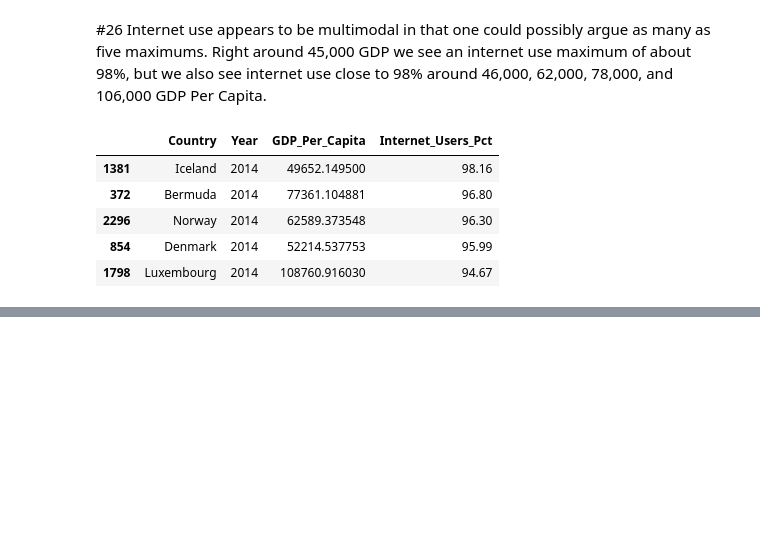
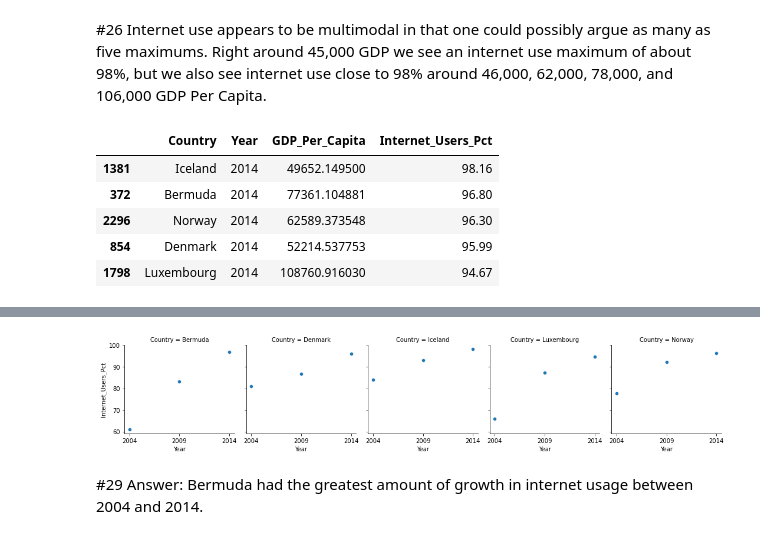
Before and after one commit to NSS-Data-Analytics-Cohort-6/gdp-and-internet-usage-jrthompson25, a Jupyter notebook: Notebooks/GDP_UN_Project.ipynb, the cells around one changed output, grey strips where cells are left out. Drawn from its saved outputs; the diff is of its cells as text; code cells hidden in the pictures; blank space fills up the shorter version.

```diff
--- a/Notebooks/GDP_UN_Project.ipynb
+++ b/Notebooks/GDP_UN_Project.ipynb
@@ -345,5 +345,5 @@ year2014PercDesc.head()
 | 1798 | Luxembourg | 2014 | 108760.916030 | 94.67 |
 # %%
 #28
-
-top_5_internet_df = years.loc[['Iceland', 'Bermuda', 'Norway', 'Denmark', 'Luxembourg']]
+top5Internet_df = years[years['Country'].isin(['Iceland', 'Bermuda', 'Norway', 'Denmark', 'Luxembourg'])]
+print(top5Internet_df)
@@ -349,0 +367,9 @@ top_5_internet_df = years.loc[['Iceland', 'Bermuda', 'Norway', 'Denmark', 'Luxem
+# %%
+#29
+top5YearsAsc_df = top5Internet_df = top5Internet_df.sort_values(by = 'Year', ascending=True)
+g = sns.FacetGrid(top5YearsAsc_df, col='Country')
+g = g.map(sns.scatterplot, 'Year', 'Internet_Users_Pct')
+# %% [output]
+[figure, added]
+# %% [markdown]
+#29 Answer: Bermuda had the greatest amount of growth in internet usage between 2004 and 2014.
```
Also changed, not shown: parts of 7 cells of this notebook.
